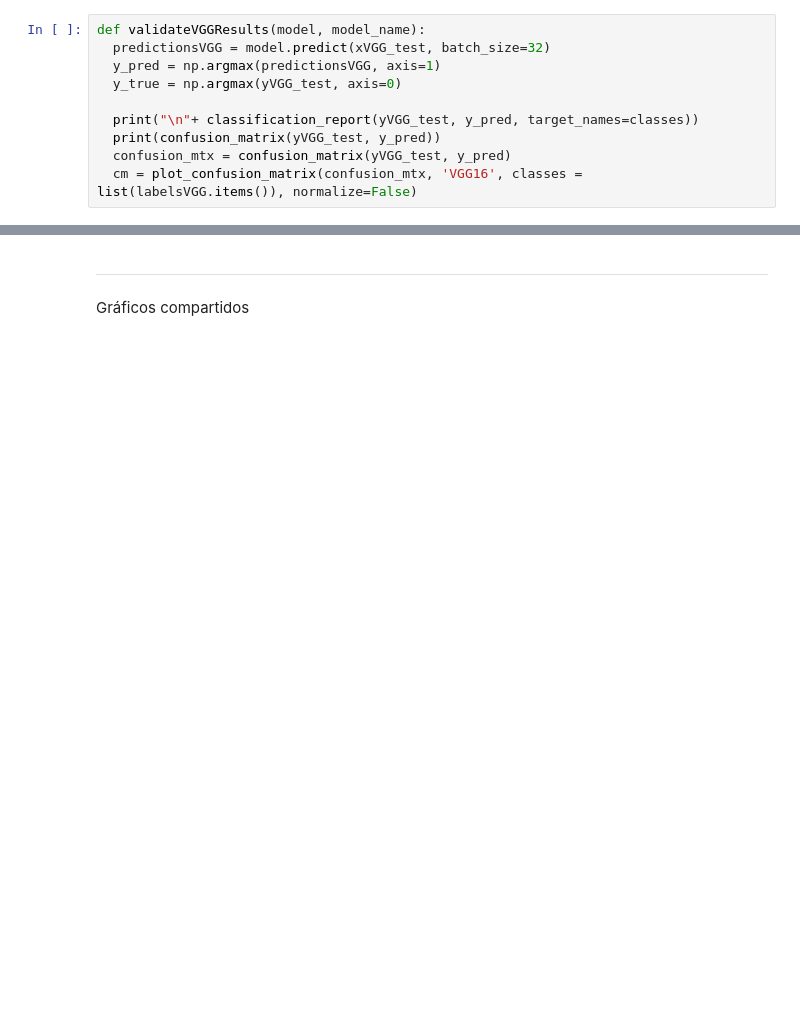
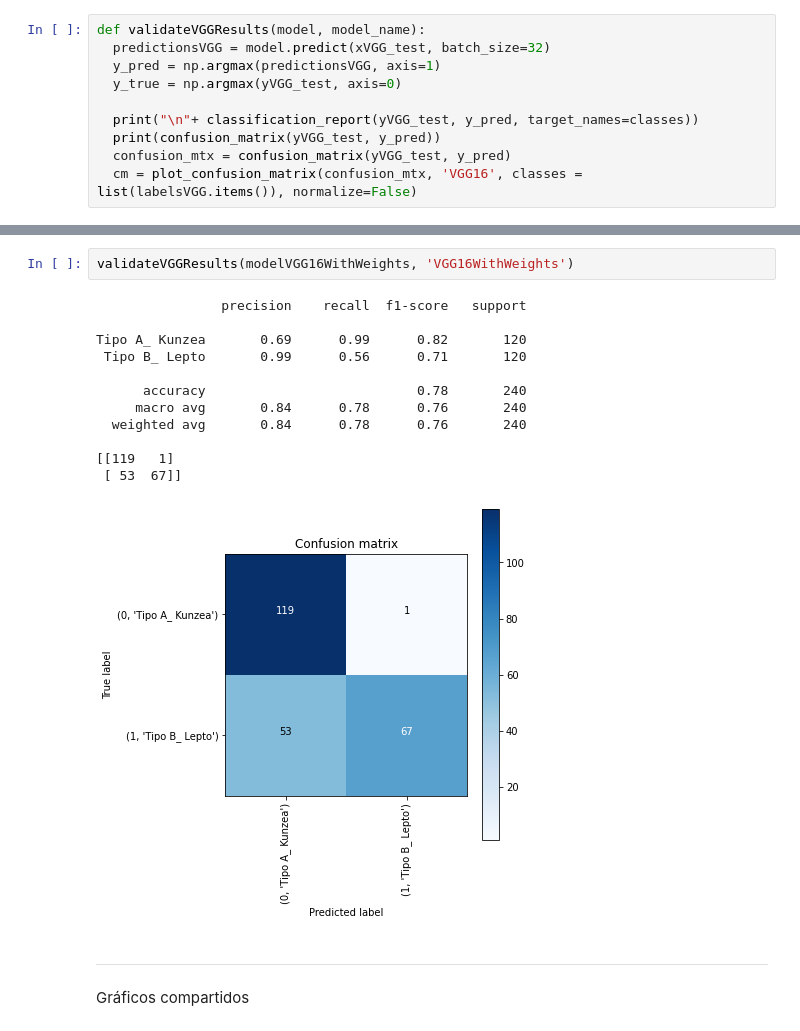
Before and after one commit to DayrisRM/Mineria_PR2, a Jupyter notebook: Comparing_models.ipynb, the cells around one changed output, grey strips where cells are left out. Cells and saved outputs as stored; diff of their text form; blank space fills up the shorter version.

```diff
--- a/Comparing_models.ipynb
+++ b/Comparing_models.ipynb
@@ -608,3 +687,18 @@ Tipo A_ Kunzea       0.72      1.00      0.84       120
+# %%
+validateVGGResults(modelVGG16WithWeights, 'VGG16WithWeights')
+# %% [output]
+                precision    recall  f1-score   support
+
+Tipo A_ Kunzea       0.69      0.99      0.82       120
+ Tipo B_ Lepto       0.99      0.56      0.71       120
+
+      accuracy                           0.78       240
+     macro avg       0.84      0.78      0.76       240
+  weighted avg       0.84      0.78      0.76       240
+
+[[119   1]
+ [ 53  67]]
+[figure, added]
 # %% [markdown]
 
 
```
Also changed, not shown: parts of 25 cells of this notebook.
